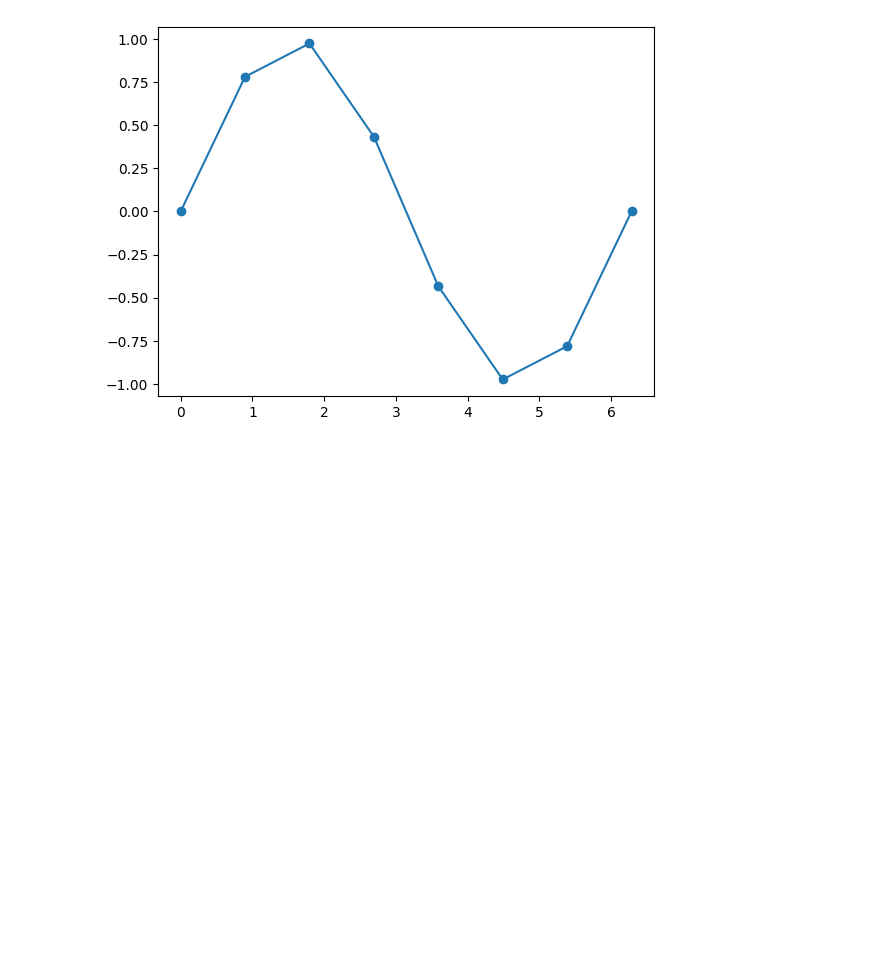
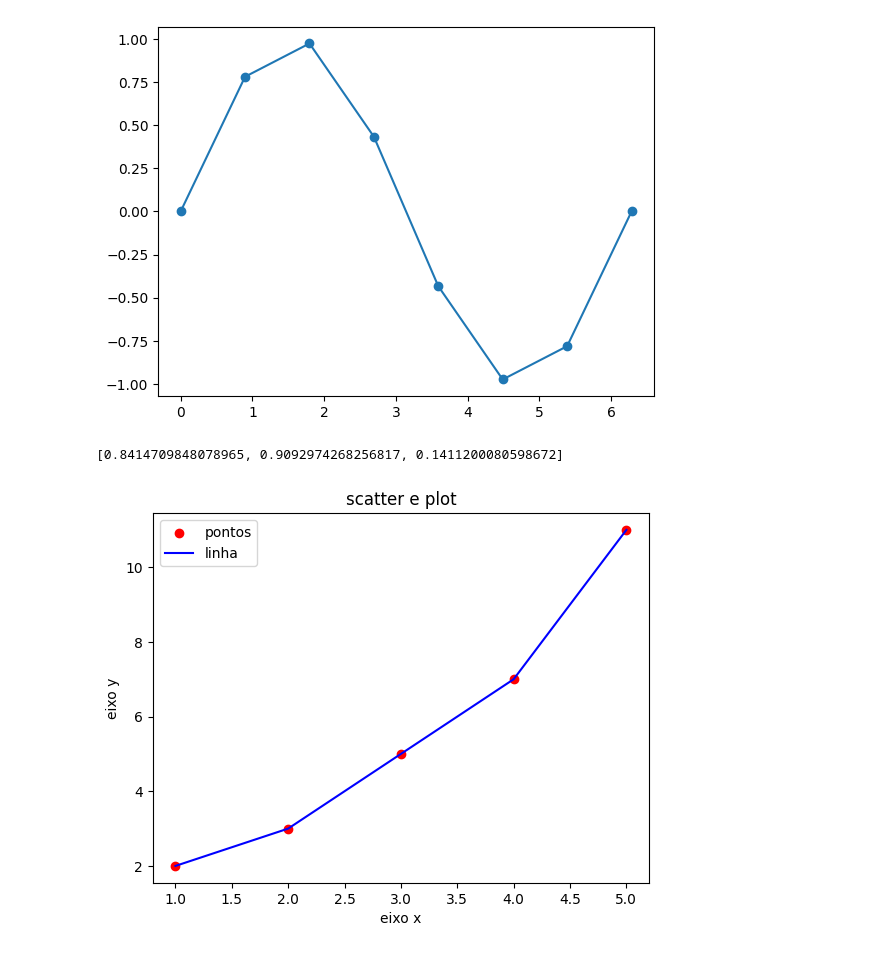
Before and after one commit to sararotenski/AlgoritmosEProgramacao, a Jupyter notebook: aula_2805.ipynb, the cells around one changed output. Cells and saved outputs as stored; diff of their text form; code cells hidden in the pictures; blank space fills up the shorter version.

```diff
--- a/aula_2805.ipynb
+++ b/aula_2805.ipynb
@@ -250,0 +249,35 @@ plt.show()
+# %%
+#exercício 05
+#Escreva uma função capaz de gerar a coordenada Y, recebendo
+#valores X e devolvendo uma lista com o “seno” de cada valor.
+import math
+
+def eixo_y(x: list[float]) -> list[float]:
+  resultado = []
+  for valor in x:
+    resultado.append(math.sin(valor))
+  return resultado
+
+x = [1.0, 2.0, 3.0]
+y = eixo_y(x)
+print(y)
+# %% [output]
+[0.8414709848078965, 0.9092974268256817, 0.1411200080598672]
+# %%
+#exercício 06
+#Use scatter e plot para exibir os valores X, Y
+import matplotlib.pyplot as plt
+x = [1, 2, 3, 4, 5]
+y = [2, 3, 5, 7, 11]
+
+plt.scatter(x, y, color='red', label='pontos')
+plt.plot(x, y, color='blue', label='linha')
+
+plt.title('scatter e plot')
+plt.xlabel('eixo x')
+plt.ylabel('eixo y')
+plt.legend()
+
+plt.show()
+# %% [output]
+[figure, added]
```
Also changed, not shown: parts of 2 cells of this notebook.
